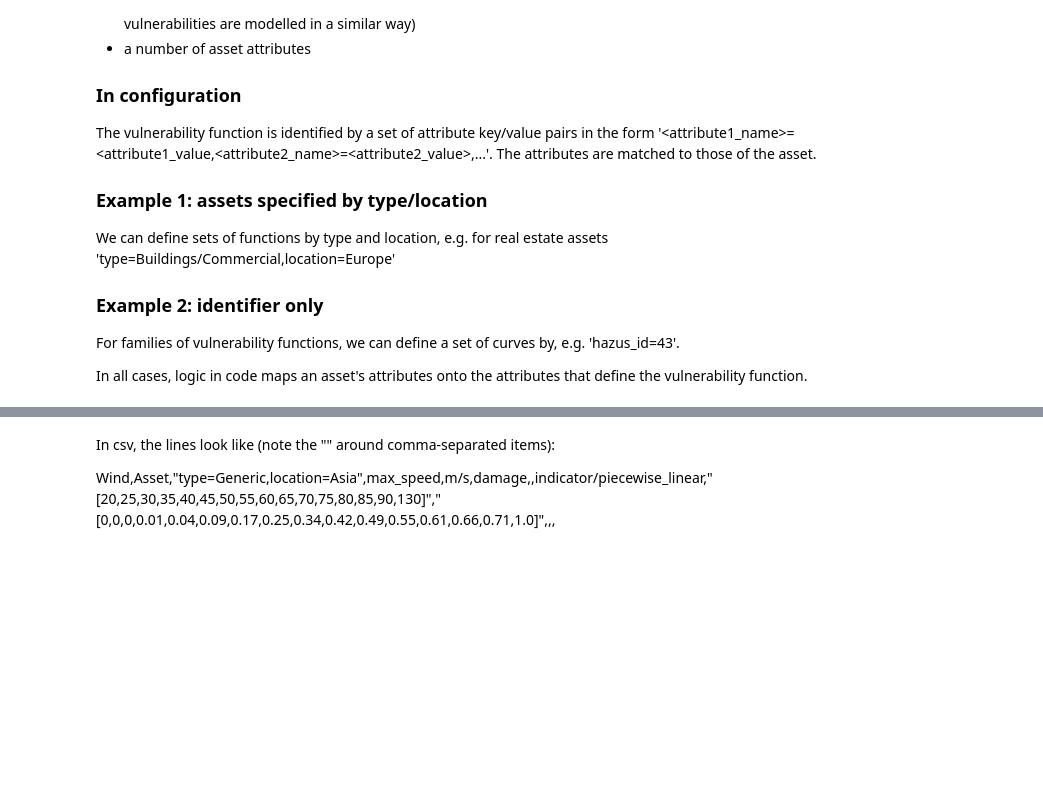
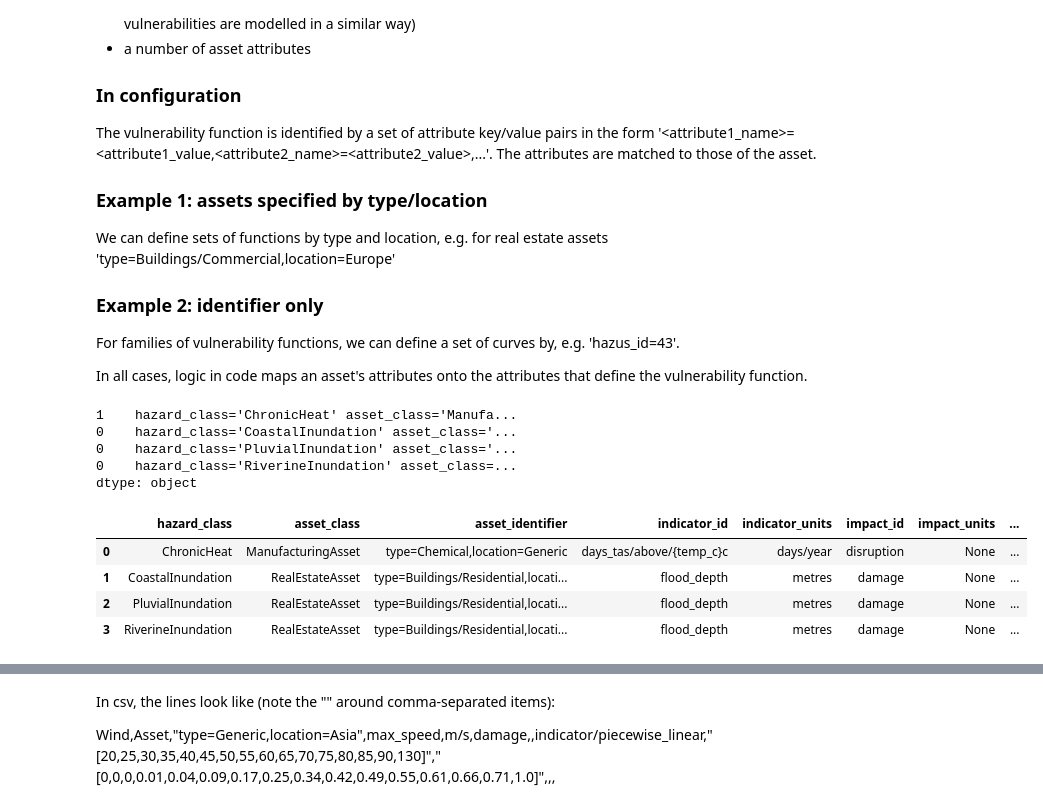
Before and after one commit to os-climate/physrisk, a Jupyter notebook: docs/notebooks/3_vulnerability_config.ipynb, the cells around one changed output, grey strips where cells are left out. Saved outputs shown, nothing was run; the diff lists cells and outputs as text; code cells hidden in the pictures; blank space fills up the shorter version.

Commit message:
Improve config item documentation.
Signed-off-by: Joe Moorhouse <5102656+joemoorhouse@users.noreply.github.com>

```diff
--- a/docs/notebooks/3_vulnerability_config.ipynb
+++ b/docs/notebooks/3_vulnerability_config.ipynb
@@ -53,2 +45,28 @@ config_items = config_items_from_csv("../../../physrisk/src/physrisk/data/vulner
+# %%
+# Rainbow CSV is a useful add-in for dealing with vulnerability config as CSV.
+# Here we paste in a couple of lines.
+
+config_lines = """
+hazard_class,asset_class,asset_identifier,indicator_id,indicator_units,impact_id,impact_units,curve_type,points_x,points_y,cap_of_points_x,cap_of_points_y,activation_of_points_x
+"CoastalInundation,PluvialInundation,RiverineInundation,",RealEstateAsset,"type=Buildings/Residential,location=Europe",flood_depth,metres,damage,,indicator/piecewise_linear,"[0.05, 0.5, 1.0, 1.5, 2.0, 3.0, 4.0, 5.0, 6.0]","[0.0, 0.25, 0.4, 0.5, 0.6, 0.75, 0.85, 0.95, 1.0]",,,
+ChronicHeat,ManufacturingAsset,"type=Chemical,location=Generic",days_tas/above/{temp_c}c,days/year,disruption,,threshold/piecewise_linear,"[15.0, 25.0, 35.0, 45.0, 55.0, 65.0]","[0.0, 0.1, 0.25, 0.5, 0.8, 1.0]",,,
+"""
+# %%
+config_items = config_items_from_csv(StringIO(config_lines))
+# %%
+print(config_items)
+df = config_items_to_df(config_items)
+display(df)
+# %% [output]
+1    hazard_class='ChronicHeat' asset_class='Manufa...
+0    hazard_class='CoastalInundation' asset_class='...
+0    hazard_class='PluvialInundation' asset_class='...
+0    hazard_class='RiverineInundation' asset_class=...
+dtype: object
+|  | hazard_class | asset_class | asset_identifier | indicator_id | indicator_units | impact_id | impact_units | ... |
+| 0 | ChronicHeat | ManufacturingAsset | type=Chemical,location=Generic | days_tas/above/{temp_c}c | days/year | disruption | None | ... |
+| 1 | CoastalInundation | RealEstateAsset | type=Buildings/Residential,locati... | flood_depth | metres | damage | None | ... |
+| 2 | PluvialInundation | RealEstateAsset | type=Buildings/Residential,locati... | flood_depth | metres | damage | None | ... |
+| 3 | RiverineInundation | RealEstateAsset | type=Buildings/Residential,locati... | flood_depth | metres | damage | None | ... |
 # %%
 c1 = next(c for c in config_items if c.asset_class == "RealEstateAsset" and c.indicator_id=="flood_depth")
```
Also changed, not shown: parts of 4 cells of this notebook, 2 other files.
